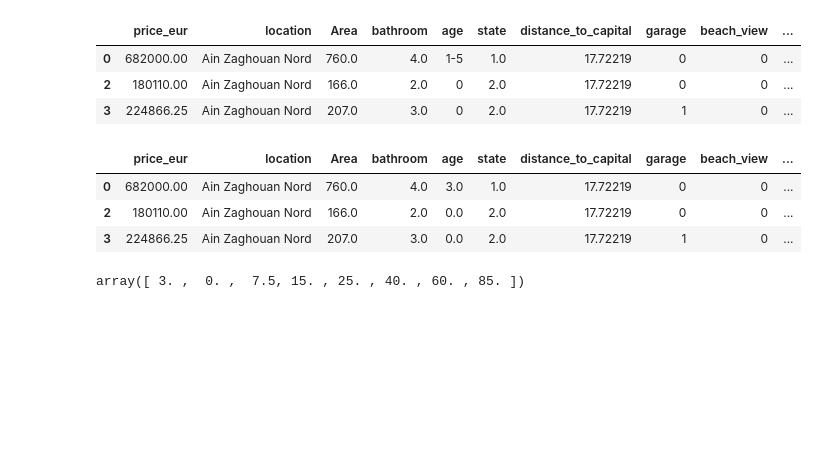
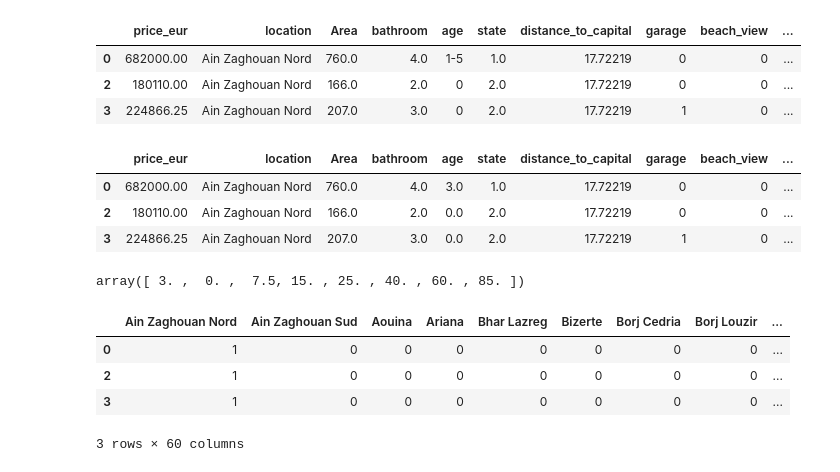
Before and after one commit to Jomar77/NZ-House-Price-Predictor, a Jupyter notebook: main.ipynb, the cells around one changed output. Cells and saved outputs as stored; diff of their text form; code cells hidden in the pictures; blank space fills up the shorter version.

```diff
--- a/main.ipynb
+++ b/main.ipynb
@@ -345,3 +345,12 @@ df11.head(3)
 df11.age.unique()
 # %% [output]
 array([ 3. ,  0. ,  7.5, 15. , 25. , 40. , 60. , 85. ])
+# %%
+dummies = pd.get_dummies(df11.location)
+dummies.head(3)
+# %% [output]
+|  | Ain Zaghouan Nord | Ain Zaghouan Sud | Aouina | Ariana | Bhar Lazreg | Bizerte | Borj Cedria | Borj Louzir | ... |
+| 0 | 1 | 0 | 0 | 0 | 0 | 0 | 0 | 0 | ... |
+| 2 | 1 | 0 | 0 | 0 | 0 | 0 | 0 | 0 | ... |
+| 3 | 1 | 0 | 0 | 0 | 0 | 0 | 0 | 0 | ... |
+3 rows × 60 columns
```
Also changed, not shown: parts of 8 cells of this notebook.
